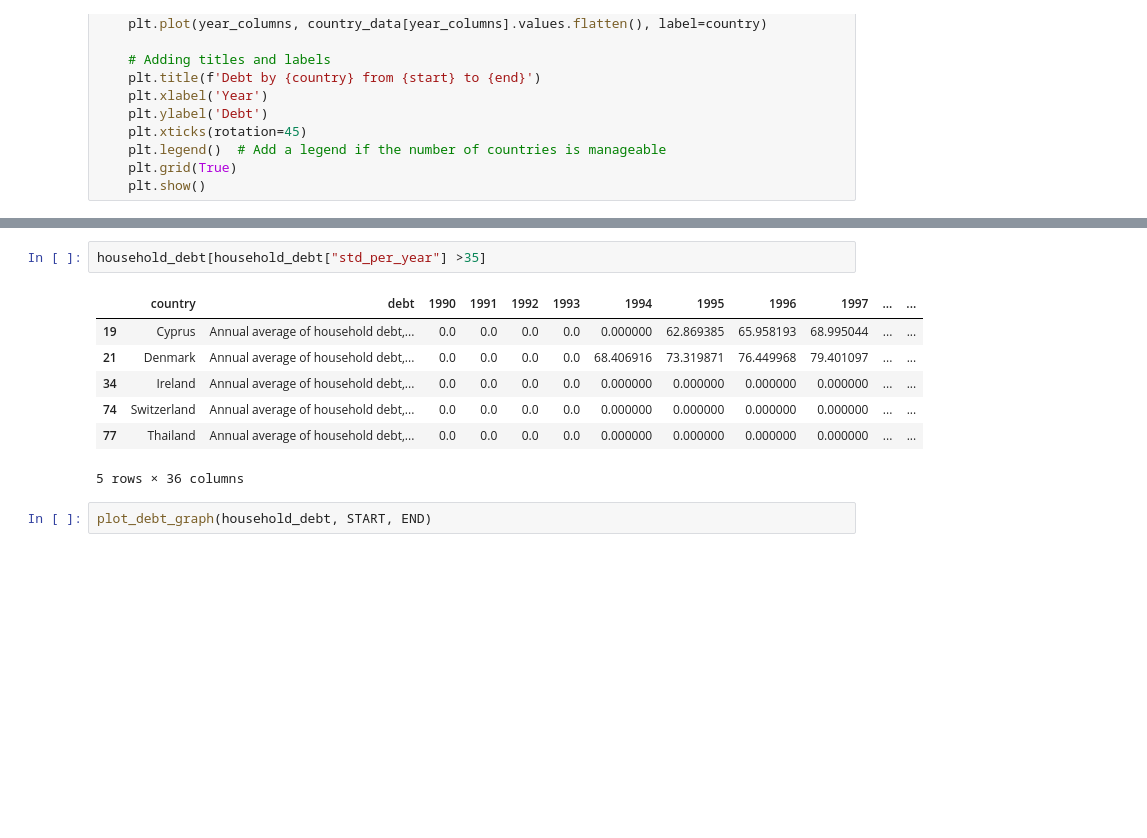
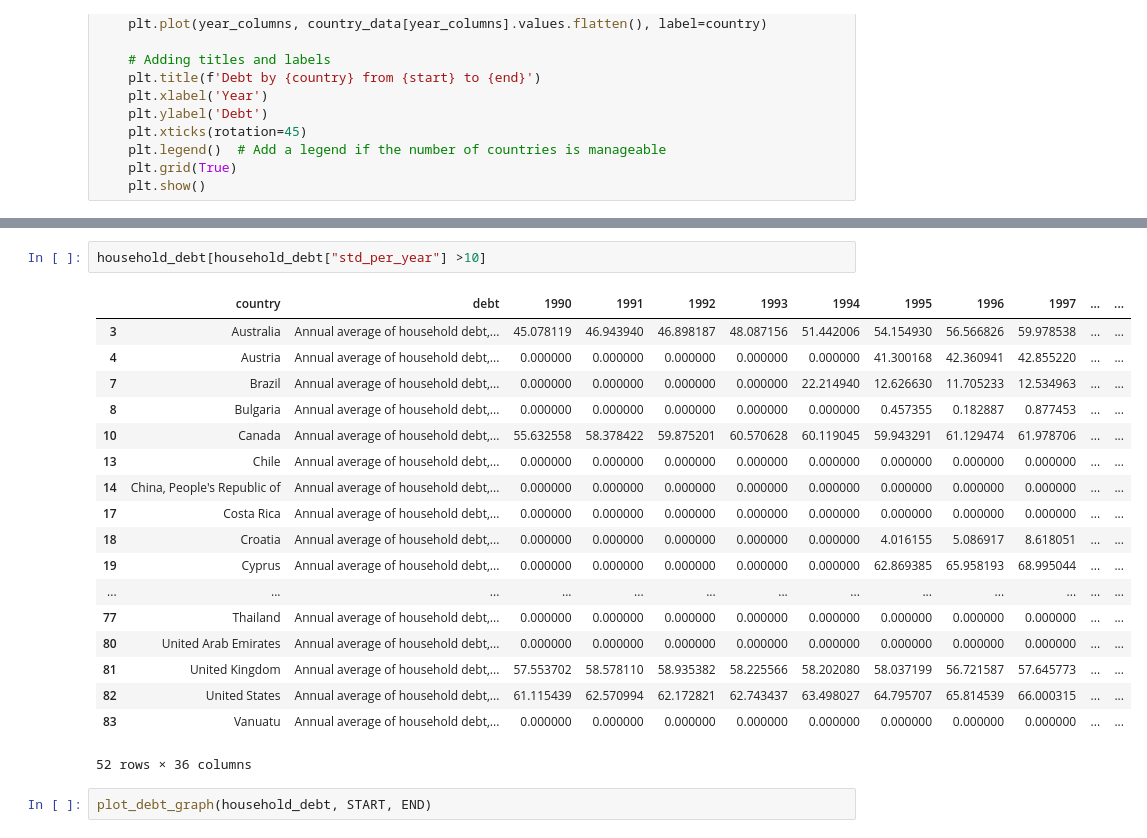
Before and after one commit to MaukanMir/global-debt-analysis, a Jupyter notebook: training.ipynb, the cells around one changed output, grey strips where cells are left out. Drawn from its saved outputs; the diff is of its cells as text; blank space fills up the shorter version.

```diff
--- a/training.ipynb
+++ b/training.ipynb
@@ -122,13 +104,24 @@ Index(['countryname', 'indicatorname', '1950', '1951', '1952', '1953', '1954',
 # %%
-household_debt[household_debt["std_per_year"] >35]
+household_debt[household_debt["std_per_year"] >10]
 # %% [output]
 |  | country | debt | 1990 | 1991 | 1992 | 1993 | 1994 | 1995 | 1996 | 1997 | ... | ... |
-| 19 | Cyprus | Annual average of household debt,... | 0.0 | 0.0 | 0.0 | 0.0 | 0.000000 | 62.869385 | 65.958193 | 68.995044 | ... | ... |
-| 21 | Denmark | Annual average of household debt,... | 0.0 | 0.0 | 0.0 | 0.0 | 68.406916 | 73.319871 | 76.449968 | 79.401097 | ... | ... |
-| 34 | Ireland | Annual average of household debt,... | 0.0 | 0.0 | 0.0 | 0.0 | 0.000000 | 0.000000 | 0.000000 | 0.000000 | ... | ... |
-| 74 | Switzerland | Annual average of household debt,... | 0.0 | 0.0 | 0.0 | 0.0 | 0.000000 | 0.000000 | 0.000000 | 0.000000 | ... | ... |
-| 77 | Thailand | Annual average of household debt,... | 0.0 | 0.0 | 0.0 | 0.0 | 0.000000 | 0.000000 | 0.000000 | 0.000000 | ... | ... |
+| 3 | Australia | Annual average of household debt,... | 45.078119 | 46.943940 | 46.898187 | 48.087156 | 51.442006 | 54.154930 | 56.566826 | 59.978538 | ... | ... |
+| 4 | Austria | Annual average of household debt,... | 0.000000 | 0.000000 | 0.000000 | 0.000000 | 0.000000 | 41.300168 | 42.360941 | 42.855220 | ... | ... |
+| 7 | Brazil | Annual average of household debt,... | 0.000000 | 0.000000 | 0.000000 | 0.000000 | 22.214940 | 12.626630 | 11.705233 | 12.534963 | ... | ... |
+| 8 | Bulgaria | Annual average of household debt,... | 0.000000 | 0.000000 | 0.000000 | 0.000000 | 0.000000 | 0.457355 | 0.182887 | 0.877453 | ... | ... |
+| 10 | Canada | Annual average of household debt,... | 55.632558 | 58.378422 | 59.875201 | 60.570628 | 60.119045 | 59.943291 | 61.129474 | 61.978706 | ... | ... |
+| 13 | Chile | Annual average of household debt,... | 0.000000 | 0.000000 | 0.000000 | 0.000000 | 0.000000 | 0.000000 | 0.000000 | 0.000000 | ... | ... |
+| 14 | China, People's Republic of | Annual average of household debt,... | 0.000000 | 0.000000 | 0.000000 | 0.000000 | 0.000000 | 0.000000 | 0.000000 | 0.000000 | ... | ... |
+| 17 | Costa Rica | Annual average of household debt,... | 0.000000 | 0.000000 | 0.000000 | 0.000000 | 0.000000 | 0.000000 | 0.000000 | 0.000000 | ... | ... |
+| 18 | Croatia | Annual average of household debt,... | 0.000000 | 0.000000 | 0.000000 | 0.000000 | 0.000000 | 4.016155 | 5.086917 | 8.618051 | ... | ... |
+| 19 | Cyprus | Annual average of household debt,... | 0.000000 | 0.000000 | 0.000000 | 0.000000 | 0.000000 | 62.869385 | 65.958193 | 68.995044 | ... | ... |
+| ... | ... | ... | ... | ... | ... | ... | ... | ... | ... | ... | ... | ... |
+| 77 | Thailand | Annual average of household debt,... | 0.000000 | 0.000000 | 0.000000 | 0.000000 | 0.000000 | 0.000000 | 0.000000 | 0.000000 | ... | ... |
+| 80 | United Arab Emirates | Annual average of household debt,... | 0.000000 | 0.000000 | 0.000000 | 0.000000 | 0.000000 | 0.000000 | 0.000000 | 0.000000 | ... | ... |
+| 81 | United Kingdom | Annual average of household debt,... | 57.553702 | 58.578110 | 58.935382 | 58.225566 | 58.202080 | 58.037199 | 56.721587 | 57.645773 | ... | ... |
+| 82 | United States | Annual average of household debt,... | 61.115439 | 62.570994 | 62.172821 | 62.743437 | 63.498027 | 64.795707 | 65.814539 | 66.000315 | ... | ... |
+| 83 | Vanuatu | Annual average of household debt,... | 0.000000 | 0.000000 | 0.000000 | 0.000000 | 0.000000 | 0.000000 | 0.000000 | 0.000000 | ... | ... |
-5 rows × 36 columns
+52 rows × 36 columns
 # %%
 plot_debt_graph(household_debt, START, END)
 # %% [output]
```
Also changed, not shown: parts of 5 cells of this notebook.
